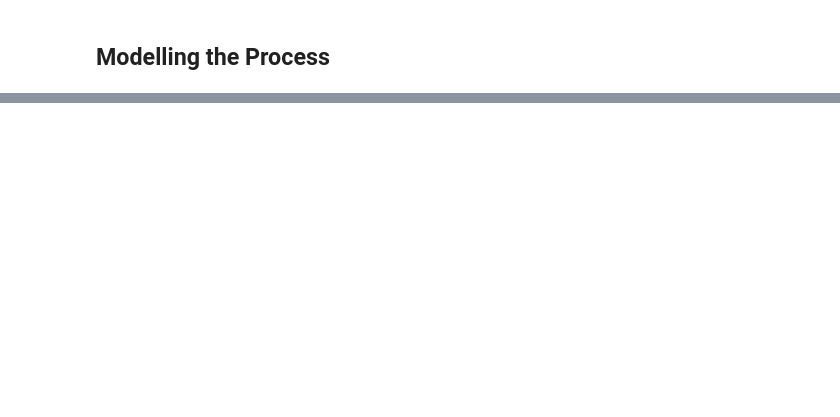
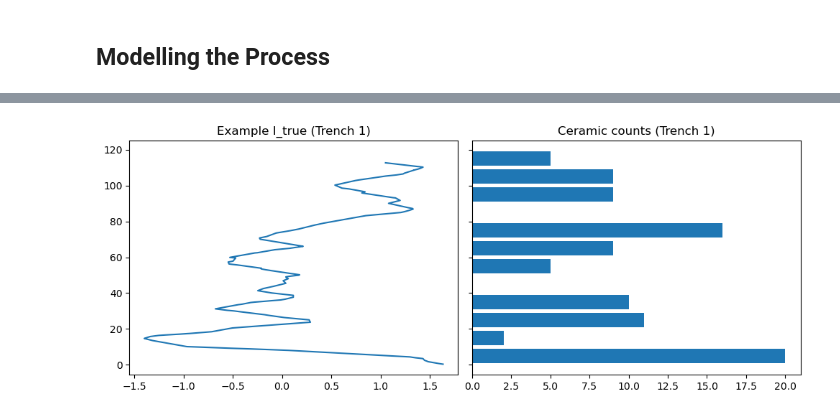
Before and after one commit to wccarleton/kkpp24, a Jupyter notebook: Src/kohker_pp24.ipynb, the cells around one changed output, grey strips where cells are left out. Saved outputs shown, nothing was run; the diff lists cells and outputs as text; code cells hidden in the pictures; blank space fills up the shorter version.

```diff
--- a/Src/kohker_pp24.ipynb
+++ b/Src/kohker_pp24.ipynb
@@ -1210,0 +870,88 @@ plt.show()
+# %%
+rng = np.random.default_rng(123)
+
+T = 8            # trenches
+R = 4            # magsus replicates per trench
+BIN = 10.0       # 10 cm ceramic spits
+
+# containers
+Z_all        = []   # per-trench depth grids: (D_t,1)
+edges_all    = []   # per-trench bin edges: (B_t+1,)
+A_all        = []   # per-trench (B_t, D_t)
+I_true_all   = []   # latent per trench: (D_t,)
+obs_idx_all  = []   # per-trench index array into Z_t
+y_reps_all   = []   # per-trench list of R replicate arrays
+c_all        = []   # per-trench ceramic counts per bin
+
+# --- helper: Matern-3/2 kernel ---
+def matern32(x, y, ell, eta):
+    r = np.abs(x - y.T)
+    s = np.sqrt(3) * r / ell
+    return (eta**2) * (1.0 + s) * np.exp(-s)
+
+# --- true hyperparameters (varied by trench) ---
+ell_true_t   = rng.uniform(7.0, 16.0, size=T)
+eta_true_t   = rng.uniform(0.8, 1.4, size=T)
+sigma_y_true_t = rng.uniform(0.18, 0.35, size=T)  # magsus noise
+a_true_t     = rng.normal(1.2, 0.25, size=T)      # NB intercept
+b_true_t     = rng.normal(0.85, 0.05, size=T)      # NB slope
+alpha_true_t = rng.uniform(0.8, 2.0, size=T)      # NB overdispersion
+
+for t in range(T):
+    # --- ragged trench depth & grid ---
+    max_depth = float(rng.uniform(80, 150))             # cm
+    # irregular sampling along depth (denser near 0–100 cm)
+    D_t = int(rng.integers(90, 140))
+    Z_t = np.sort(rng.uniform(0, max_depth, size=D_t))[:, None]
+
+    # --- latent I_t(d) on this grid ---
+    K_t = matern32(Z_t, Z_t, ell_true_t[t], eta_true_t[t]) + 1e-6*np.eye(D_t)
+    I_true = rng.multivariate_normal(mean=np.zeros(D_t), cov=K_t)
+
+    # --- magsus observation locations (shared across replicates) ---
+    n_obs = int(rng.integers(24, 36))
+    obs_idx = np.sort(rng.choice(D_t, size=n_obs, replace=False))
+    y_reps = [I_true[obs_idx] + rng.normal(0, sigma_y_true_t[t], size=n_obs) for _ in range(R)]
+
+    # --- ceramic bins per 10 cm down to trench max ---
+    edges_t = np.arange(0.0, max_depth + BIN, BIN)
+    if edges_t[-1] < max_depth - 1e-9:
+        edges_t = np.r_[edges_t, max_depth]  # ensure last edge hits max
+    B_t = len(edges_t) - 1
+
+    # build A_t: average the I values whose Z fall in each bin
+    A_t = np.zeros((B_t, D_t))
+    zflat = Z_t[:, 0]
+    for b in range(B_t):
+        lo, hi = edges_t[b], edges_t[b+1]
+        mask = (zflat >= lo) & (zflat < (hi if b < B_t-1 else hi + 1e-12))
+        idx = np.where(mask)[0]
+        if idx.size == 0:
+            k = np.argmin(np.abs(zflat - 0.5*(lo+hi)))
+            A_t[b, k] = 1.0
+        else:
+            A_t[b, idx] = 1.0 / idx.size
+
+    zbar_t = A_t @ I_true
+    mu_t   = np.exp(a_true_t[t] + b_true_t[t] * zbar_t)
+    # Gamma–Poisson mixture to simulate NB(mu, alpha)
+    lam = rng.gamma(shape=alpha_true_t[t], scale=mu_t/alpha_true_t[t])
+    c_t = rng.poisson(lam)
+
+    # store
+    Z_all.append(Z_t)
+    edges_all.append(edges_t)
+    A_all.append(A_t)
+    I_true_all.append(I_true)
+    obs_idx_all.append(obs_idx)
+    y_reps_all.append(y_reps)
+    c_all.append(c_t)
+
+# quick peek
+fig, ax = plt.subplots(1,2, figsize=(10,4), sharey=True)
+ax[0].plot(I_true_all[0], Z_all[0][:,0]); ax[0].invert_yaxis(); ax[0].set_title("Example I_true (Trench 1)")
+bin_mids0 = 0.5*(edges_all[0][:-1] + edges_all[0][1:])
+ax[1].barh(bin_mids0, c_all[0], height=8); ax[1].invert_yaxis(); ax[1].set_title("Ceramic counts (Trench 1)")
+plt.tight_layout(); plt.show()
+# %% [output]
+[figure, added]
```
Also changed, not shown: parts of 55 cells of this notebook, 23 other files.
